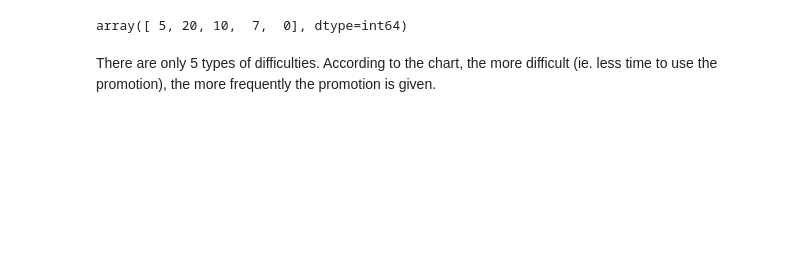
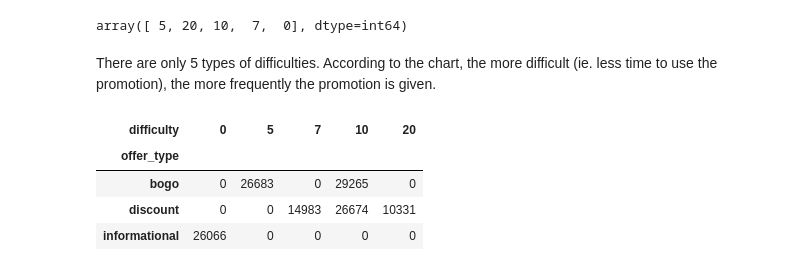
Before and after one commit to tnazikian/Udacity-Data-Scientist-Capstone, a Jupyter notebook: Starbucks_Capstone_notebook.ipynb, the cells around one changed output. Cells and saved outputs as stored; diff of their text form; code cells hidden in the pictures; blank space fills up the shorter version.

```diff
--- a/Starbucks_Capstone_notebook.ipynb
+++ b/Starbucks_Capstone_notebook.ipynb
@@ -261,0 +267,8 @@ There are only 5 types of difficulties. According to the chart, the more difficu
+# %%
+difficult_order_type
+# %% [output]
+| difficulty | 0 | 5 | 7 | 10 | 20 |
+| offer_type |  |  |  |  |  |
+| bogo | 0 | 26683 | 0 | 29265 | 0 |
+| discount | 0 | 0 | 14983 | 26674 | 10331 |
+| informational | 26066 | 0 | 0 | 0 | 0 |
```
Also changed, not shown: parts of 4 cells of this notebook.
